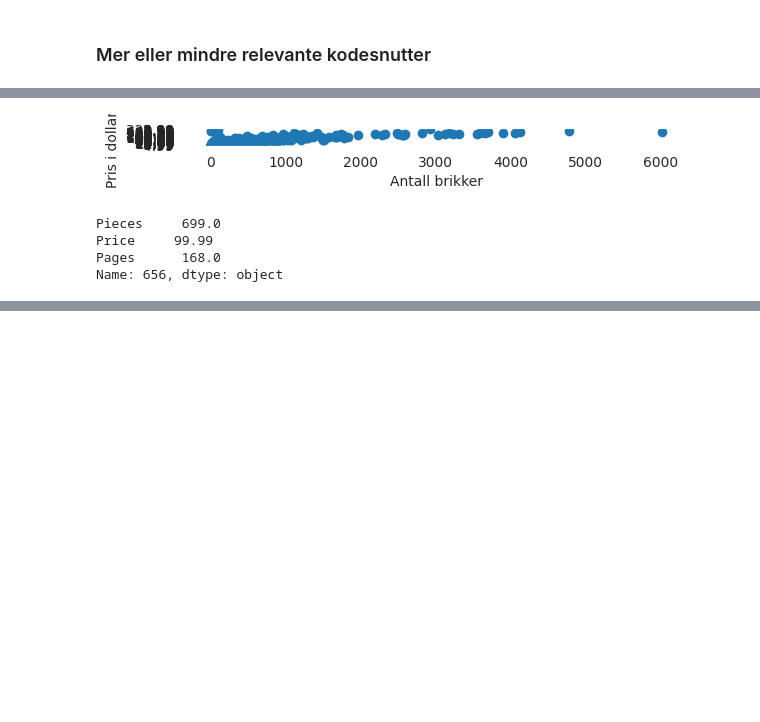
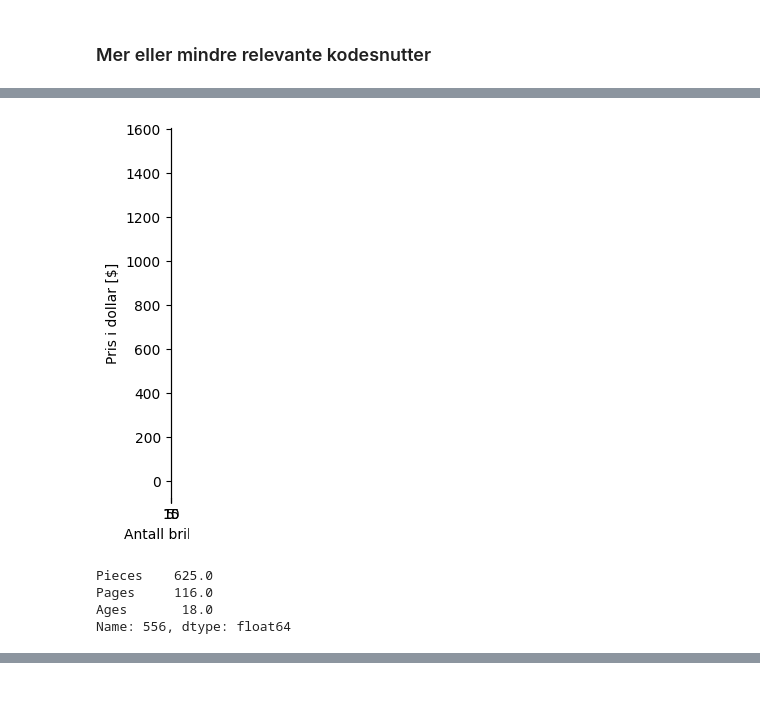
Before and after one commit to HMB-Solutions/ISTT1003-ProjectAssignment-02, a Jupyter notebook: oppg1.ipynb, the cells around one changed output, grey strips where cells are left out. Cells and saved outputs as stored; diff of their text form; code cells hidden in the pictures; blank space fills up the shorter version.

```diff
--- a/oppg1.ipynb
+++ b/oppg1.ipynb
@@ -118,19 +118,19 @@ plt.show()
 # %%
-plt.scatter(df2['Pieces'], df2['Price'])
+plt.scatter(df2['Ages'], df2['Pages'])
 plt.xlabel('Antall brikker')
 plt.ylabel('Pris i dollar [$]')
 plt.gca().set_aspect(5)
 plt.show()
 # %% [output]
-[figure, old version]
+[figure, new version]
 # %%
 # hva er det dyreste settet i datasettet mon tro?
-print(df2.loc[df2['Price'].idxmax()])
+print(df2.loc[df2['Ages'].idxmax()])
 # %% [output]
-Pieces     699.0
-Price     99.99
-Pages      168.0
-Name: 656, dtype: object
+Pieces    625.0
+Pages     116.0
+Ages       18.0
+Name: 556, dtype: float64
 # %%
 # og hvilket har flest brikker?
 print(df2.loc[df2['Pieces'].idxmax()])
```
Also changed, not shown: parts of 12 cells of this notebook.
